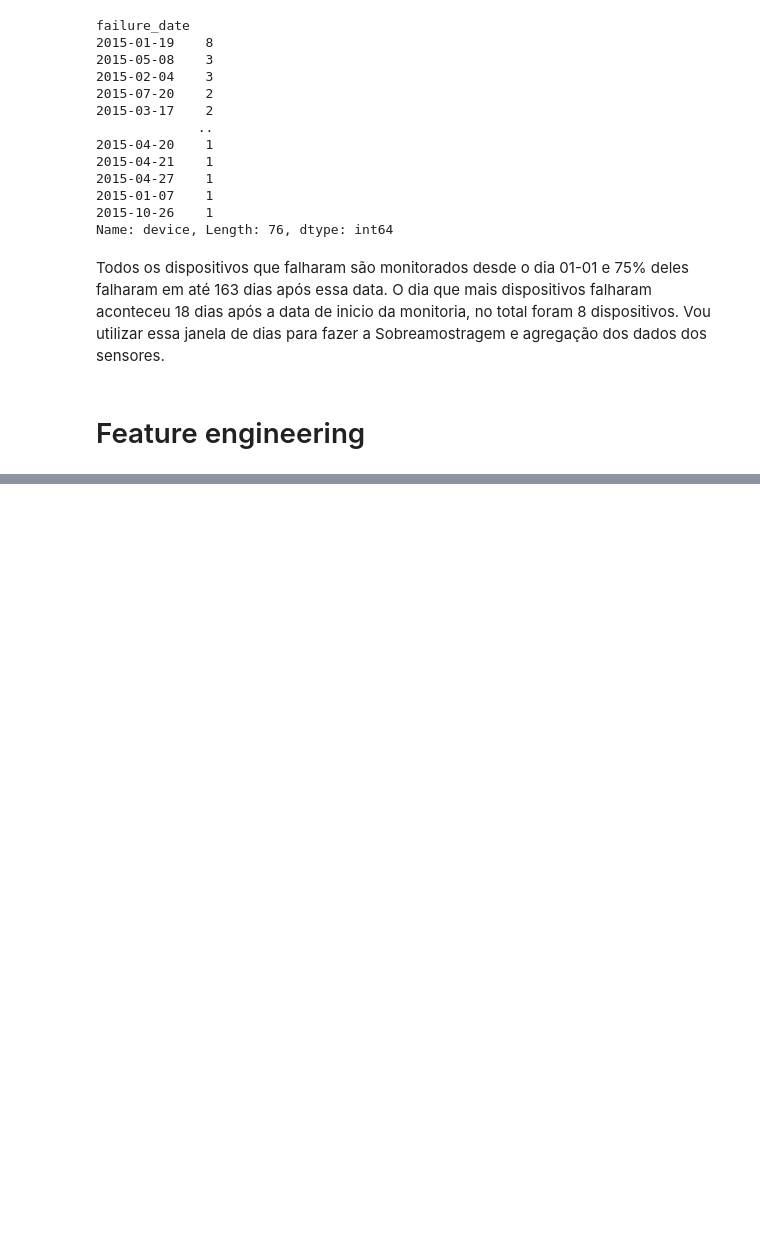
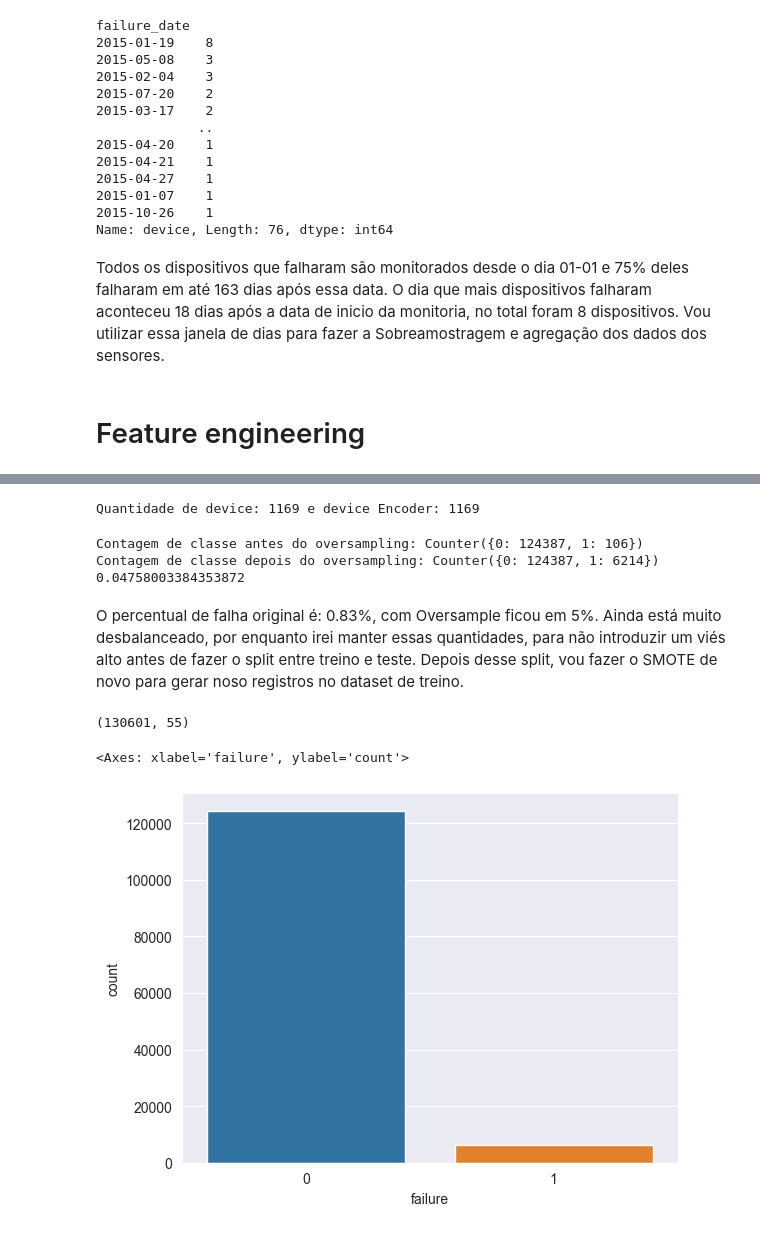
Before and after one commit to 6abi/teste-tecnico-meli-ds, a Jupyter notebook: notebooks/3.2 Previsión de falla.ipynb, the cells around one changed output, grey strips where cells are left out. Drawn from its saved outputs; the diff is of its cells as text; code cells hidden in the pictures; blank space fills up the shorter version.

```diff
--- a/notebooks/3.2 Previsión de falla.ipynb
+++ b/notebooks/3.2 Previsión de falla.ipynb
@@ -342,0 +344,62 @@ No primeiro momento vou testar a janela encontrada com a moda da coluna de datas
+# %%
+from sklearn.preprocessing import LabelEncoder
+from datetime import datetime
+
+
+#trasformação da coluna de dispositivos
+encoder = LabelEncoder()
+
+df['device_encolder'] = encoder.fit_transform(df['device'])
+print('Quantidade de device: {} e device Encoder: {}'.format(df['device'].nunique(), df['device_encolder'].nunique()))
+df.drop('device', axis=1, inplace=True)
+
+#colunas de datas precisam ser convertidas
+df["date"] = (pd.to_datetime(df["date"]) - datetime(1970, 1, 1)).dt.total_seconds()
+df["start_date"] = (pd.to_datetime(df["start_date"]) - datetime(1970, 1, 1)).dt.total_seconds()
+# %% [output]
+Quantidade de device: 1169 e device Encoder: 1169
+# %%
+from collections import Counter
+from imblearn.over_sampling import SMOTE
+
+def oversamplit_SMOTE(data):
+    # Separando as features e o target
+    X = data.drop('failure', axis=1)
+    y = data['failure']
+
+    # Verifique a contagem de classe antes do oversampling
+    print('Contagem de classe antes do oversampling:', Counter(y))
+
+    # Determine a taxa de oversampling
+    minority_class_size = len(data[data['failure'] == 1])
+    majority_class_size = len(data[data['failure'] == 0])
+    oversampling_rate = (1 - (minority_class_size / majority_class_size)) * 0.05
+
+    # Use SMOTE para gerar amostras sintéticas com a taxa de oversampling
+    smote = SMOTE(sampling_strategy=oversampling_rate, k_neighbors=18, random_state=42)
+    X_resampled, y_resampled = smote.fit_resample(X, y)
+
+    # Verifique a contagem de classe depois do oversampling
+    print('Contagem de classe depois do oversampling:', Counter(y_resampled))
+    print(y_resampled.mean())
+
+df = oversamplit_SMOTE(df)
+# %% [output]
+Contagem de classe antes do oversampling: Counter({0: 124387, 1: 106})
+Contagem de classe depois do oversampling: Counter({0: 124387, 1: 6214})
+0.04758003384353872
+# %% [markdown]
+O percentual de falha original é: 0.83%, com Oversample ficou em 5%. Ainda está muito desbalanceado, por enquanto irei manter essas quantidades, para não introduzir um viés alto antes de fazer o split entre treino e teste. Depois desse split, vou fazer o SMOTE de novo para gerar noso registros no dataset de treino.
+# %%
+# Criando um novo DataFrame com as features resampleadas e o target resampleado
+df_resampled = pd.DataFrame(X_resampled, columns=X.columns)
+df_resampled['failure'] = y_resampled
+
+df_resampled.shape
+# %% [output]
+(130601, 55)
+# %%
+sns.countplot(data=df_resampled, x='failure')
+# %% [output]
+<Axes: xlabel='failure', ylabel='count'>
+[figure, added]
```
Also changed, not shown: parts of 18 cells of this notebook, 1 other file.
